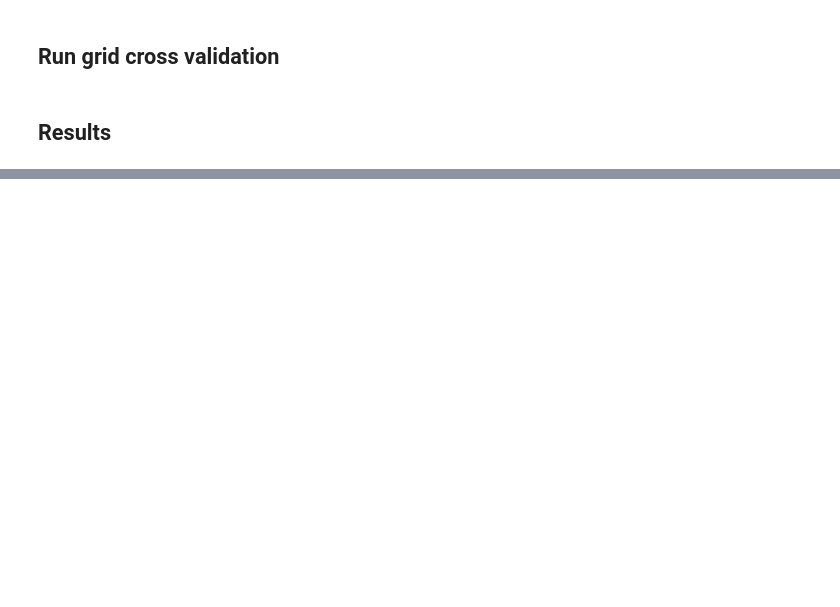
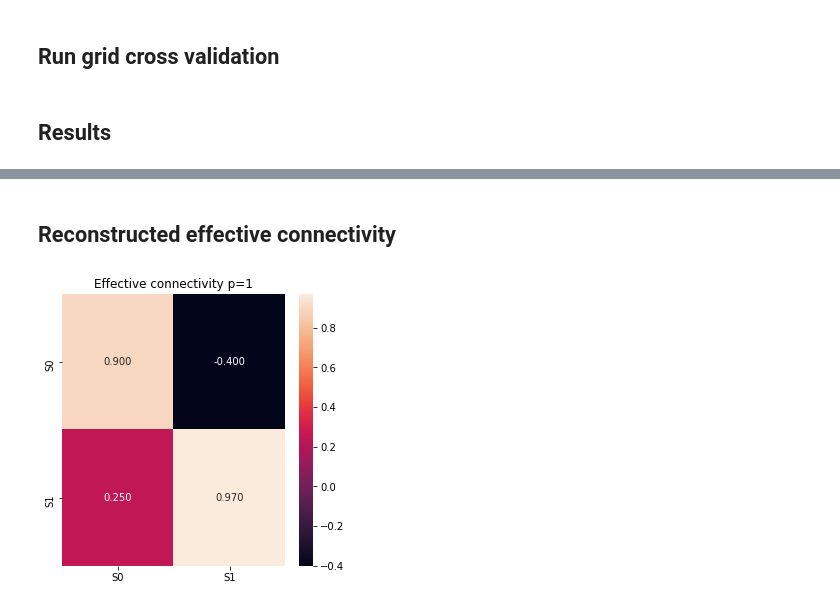
Before and after one commit to BBELAOUCHA/iSDR_cython, a Jupyter notebook: examples/iSDR_example.ipynb, the cells around one changed output, grey strips where cells are left out. Saved outputs shown, nothing was run; the diff lists cells and outputs as text; code cells hidden in the pictures; blank space fills up the shorter version.

```diff
--- a/examples/iSDR_example.ipynb
+++ b/examples/iSDR_example.ipynb
@@ -206,0 +219,6 @@ clf.results
+# %% [markdown]
+## Reconstructed effective connectivity
+# %%
+cl.plot_effective()
+# %% [output]
+[figure, added]
```
Also changed, not shown: parts of 13 cells of this notebook, 3 other files.
